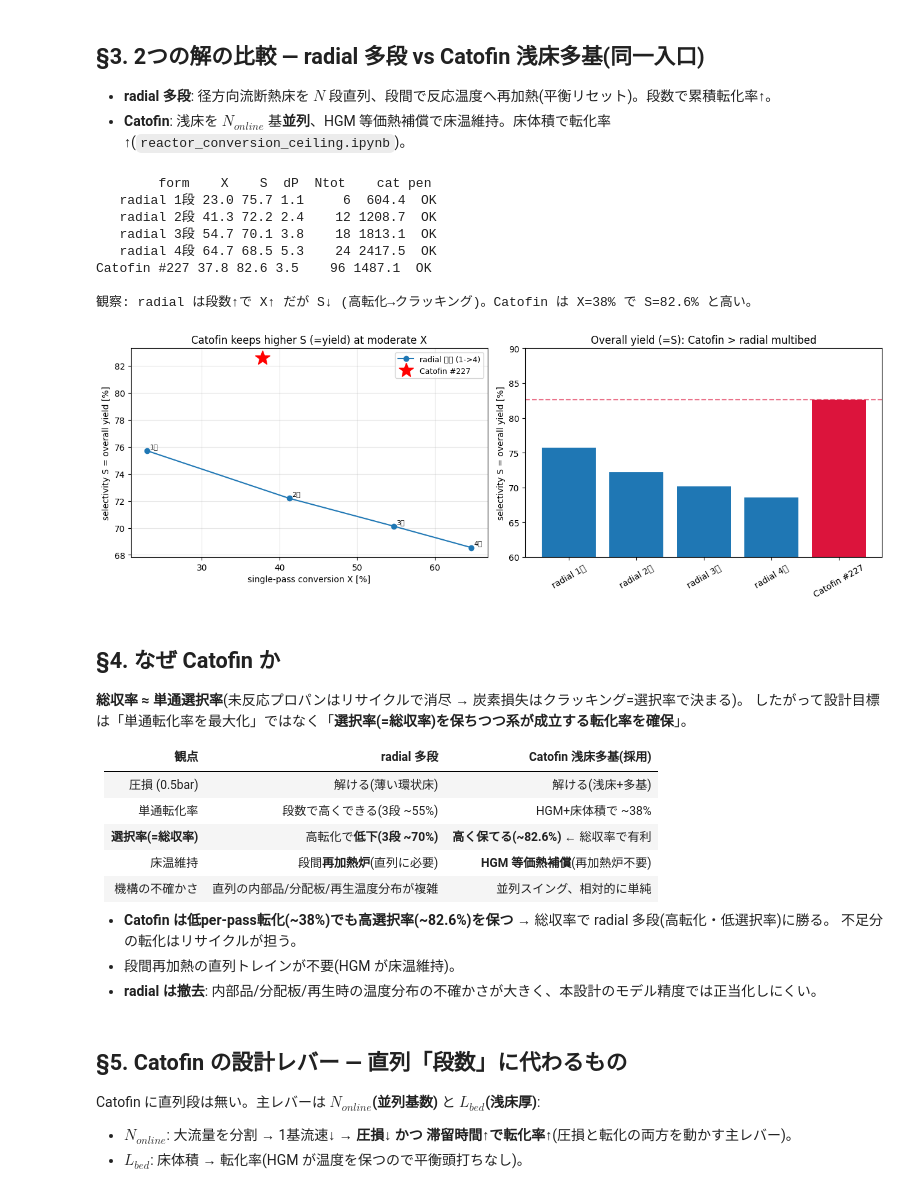
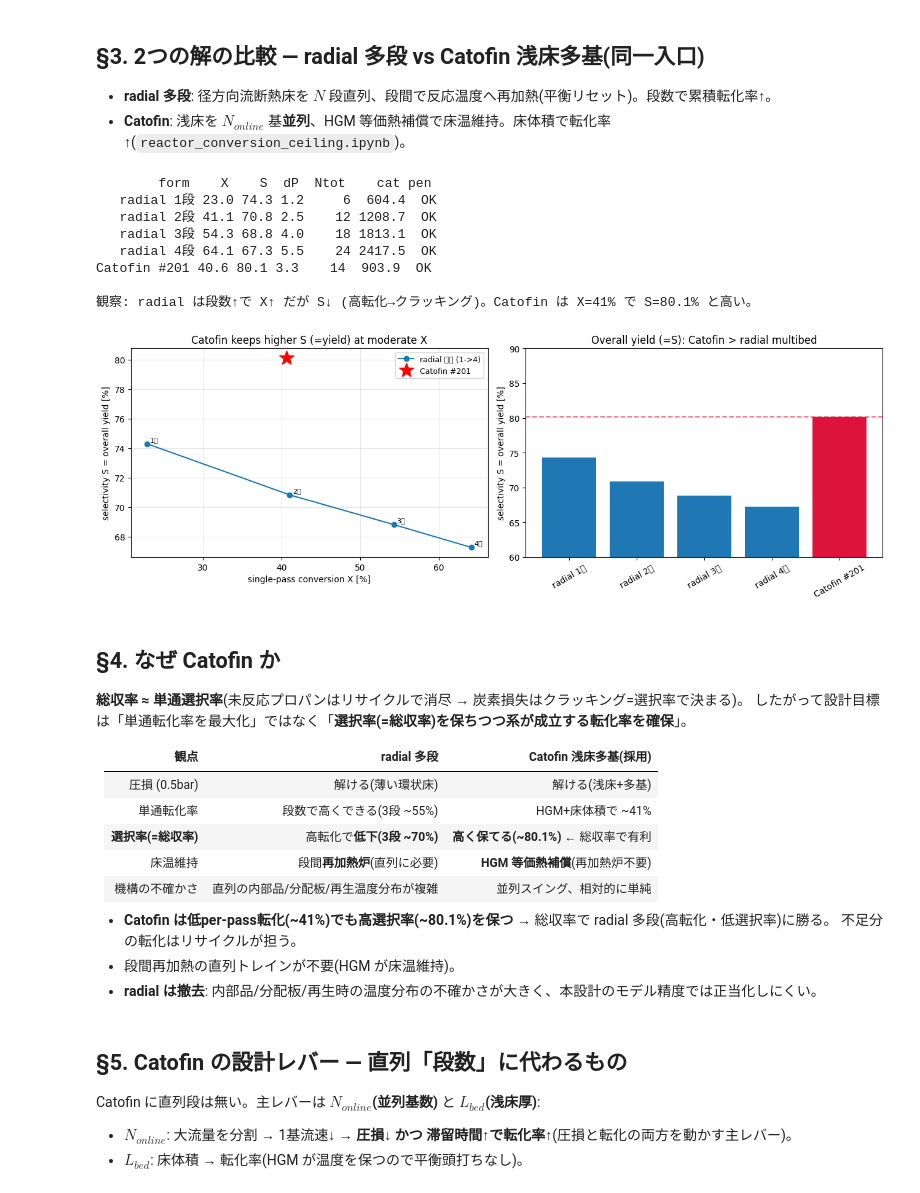
Before and after one commit to englander1996-boop/pdh_simulator, a Jupyter notebook: monitor/stage_comparison.ipynb, the cells around one changed output. Drawn from its saved outputs; the diff is of its cells as text; code cells hidden in the pictures.

```diff
--- a/monitor/stage_comparison.ipynb
+++ b/monitor/stage_comparison.ipynb
@@ -26,13 +26,13 @@ from units.reactors.swing import (DesignVars as AxialDesign, FeedStream, FixedPa
 from units.reactors.radial_flow import RadialDesignVars, simulate_radial_multibed_reactor_system
 from units.reactors.catofin import CatofinDesignVars, simulate_catofin_reactor_system
 
-# BO best #227 (catofin) の反応器入口: C3H8 70% + C3H6 リサイクル 30% (H2/C2 は除去済)
-FEED = FeedStream(F_in={'A': 3811.6, 'B': 1635.7, 'C': 0., 'D': 0., 'E': 0., 'F': 0.},
-                  T_feed=305.03, P_in=50000.)
+# BO best #201 (catofin) の反応器入口: C3H8 63% + C3H6 リサイクル 37% (H2/C2 は除去済)
+FEED = FeedStream(F_in={'A': 3612.5, 'B': 2128.8, 'C': 0., 'D': 0., 'E': 0., 'F': 0.},
+                  T_feed=307.0, P_in=50000.)
 def metrics(r):
     e, p = r.equipment, r.performance
     return dict(X=p.Conversion, S=p.Selectivity, dP=min(e.dP_over_P_actual*100, 999),
                 Ntot=e.N_reactors_total, cat=e.Catalyst_Weight_Total/1000,
                 pen=e.penalty_reason or 'OK')
-print('reactor inlet:', sum(FEED.F_in.values()), 'kmol/h  (C3H6 分率 30%)  P=0.5bar')
+print('reactor inlet:', sum(FEED.F_in.values()), 'kmol/h  (C3H6 分率 37%)  P=0.5bar')
 # %% [output]
@@ -45,7 +45,7 @@ Ergun 圧損が入口圧の数十%〜全損に達し**成立しない**(詳細
 # %%
 with warnings.catch_warnings():
     warnings.simplefilter('ignore')
-    r_ax = simulate_swing_reactor_system(AxialDesign(T_in=931.13, z_cat=20., t_cyc=14., D=10.),
+    r_ax = simulate_swing_reactor_system(AxialDesign(T_in=935.15, z_cat=20., t_cyc=14., D=10.),
                                          FEED, FixedParams(d_p_m=0.003))
 m = metrics(r_ax)
 print(f'軸流深床 z=20m d_p=3mm: dP/P={m["dP"]:.0f}%  penalty={m["pen"]}  → 成立しない')
@@ -61,45 +61,45 @@ print('→ 圧力(=平衡)で妥協できないので、反応器の幾何で解
 # %%
 rows = []
 with warnings.catch_warnings():
     warnings.simplefilter('ignore')
     for nbed in (1, 2, 3, 4):
         r = simulate_radial_multibed_reactor_system(
             RadialDesignVars(T_in=939., t_cyc=17., D_inner=9., bed_thickness=0.5, H=30.),
             FEED, FixedParams(), n_beds=nbed)
         m = metrics(r); rows.append(dict(form=f'radial {nbed}段', **m))
     rc = simulate_catofin_reactor_system(
-        CatofinDesignVars(T_in=931.13, t_cyc=13.99, D=6.771, L_bed=0.956, N_online=24, d_p=0.003156), FEED)
-    rows.append(dict(form='Catofin #227', **metrics(rc)))
+        CatofinDesignVars(T_in=935.15, t_cyc=14.005, D=10.763, L_bed=1.577, N_online=7, d_p=0.005843), FEED)
+    rows.append(dict(form='Catofin #201', **metrics(rc)))
 df = pd.DataFrame(rows)
 print(df[['form','X','S','dP','Ntot','cat','pen']].round(1).to_string(index=False))
 print()
-print('観察: radial は段数↑で X↑ だが S↓ (高転化→クラッキング)。Catofin は X=38% で S=82.6% と高い。')
+print('観察: radial は段数↑で X↑ だが S↓ (高転化→クラッキング)。Catofin は X=41% で S=80.1% と高い。')
 
 fig, ax = plt.subplots(1, 2, figsize=(13, 4.6))
 rad = df[df.form.str.startswith('radial')]
 ax[0].plot(rad.X, rad.S, 'o-', color='C0', label='radial 多段 (1->4)')
 for _, rw in rad.iterrows():
     ax[0].annotate(rw.form.replace('radial ',''), (rw.X, rw.S), fontsize=8, xytext=(3,3), textcoords='offset points')
-cat = df[df.form=='Catofin #227'].iloc[0]
-ax[0].plot(cat.X, cat.S, 'r*', ms=18, label='Catofin #227')
+cat = df[df.form=='Catofin #201'].iloc[0]
+ax[0].plot(cat.X, cat.S, 'r*', ms=18, label='Catofin #201')
 ax[0].set_xlabel('single-pass conversion X [%]'); ax[0].set_ylabel('selectivity S = overall yield [%]')
 ax[0].set_title('Catofin keeps higher S (=yield) at moderate X'); ax[0].legend(fontsize=9); ax[0].grid(alpha=0.3)
 
 ax[1].bar(df.form, df.S, color=['C0','C0','C0','C0','crimson'])
 ax[1].set_ylabel('selectivity S = overall yield [%]'); ax[1].set_ylim(60, 90)
 ax[1].axhline(cat.S, ls='--', color='crimson', alpha=0.6)
 ax[1].set_title('Overall yield (=S): Catofin > radial multibed'); ax[1].tick_params(axis='x', rotation=30)
 plt.tight_layout(); plt.show()
 # %% [output]
         form    X    S  dP  Ntot    cat pen
-   radial 1段 23.0 75.7 1.1     6  604.4  OK
-   radial 2段 41.3 72.2 2.4    12 1208.7  OK
-   radial 3段 54.7 70.1 3.8    18 1813.1  OK
-   radial 4段 64.7 68.5 5.3    24 2417.5  OK
-Catofin #227 37.8 82.6 3.5    96 1487.1  OK
+   radial 1段 23.0 74.3 1.2     6  604.4  OK
+   radial 2段 41.1 70.8 2.5    12 1208.7  OK
+   radial 3段 54.3 68.8 4.0    18 1813.1  OK
+   radial 4段 64.1 67.3 5.5    24 2417.5  OK
+Catofin #201 40.6 80.1 3.3    14  903.9  OK
 
-観察: radial は段数↑で X↑ だが S↓ (高転化→クラッキング)。Catofin は X=38% で S=82.6% と高い。
+観察: radial は段数↑で X↑ だが S↓ (高転化→クラッキング)。Catofin は X=41% で S=80.1% と高い。
-[figure, old version]
+[figure, new version]
 # %% [markdown]
 ## §4. なぜ Catofin か
 
@@ -109,12 +109,12 @@ Catofin #227 37.8 82.6 3.5    96 1487.1  OK
 | 観点 | radial 多段 | **Catofin 浅床多基(採用)** |
 |---|---|---|
 | 圧損 (0.5bar) | 解ける(薄い環状床) | 解ける(浅床+多基) |
-| 単通転化率 | 段数で高くできる(3段 ~55%) | HGM+床体積で ~38% |
-| **選択率(=総収率)** | 高転化で**低下(3段 ~70%)** | **高く保てる(~82.6%)** ← 総収率で有利 |
+| 単通転化率 | 段数で高くできる(3段 ~55%) | HGM+床体積で ~41% |
+| **選択率(=総収率)** | 高転化で**低下(3段 ~70%)** | **高く保てる(~80.1%)** ← 総収率で有利 |
 | 床温維持 | 段間**再加熱炉**(直列に必要) | **HGM 等価熱補償**(再加熱炉不要) |
 | 機構の不確かさ | 直列の内部品/分配板/再生温度分布が複雑 | 並列スイング、相対的に単純 |
 
-- **Catofin は低per-pass転化(~38%)でも高選択率(~82.6%)を保つ** → 総収率で radial 多段(高転化・低選択率)に勝る。
+- **Catofin は低per-pass転化(~41%)でも高選択率(~80.1%)を保つ** → 総収率で radial 多段(高転化・低選択率)に勝る。
   不足分の転化はリサイクルが担う。
 - 段間再加熱の直列トレインが不要(HGM が床温維持)。
 - **radial は撤去**: 内部品/分配板/再生時の温度分布の不確かさが大きく、本設計のモデル精度では正当化しにくい。
```
Also changed, not shown: parts of 4 cells of this notebook, 30 other files.
